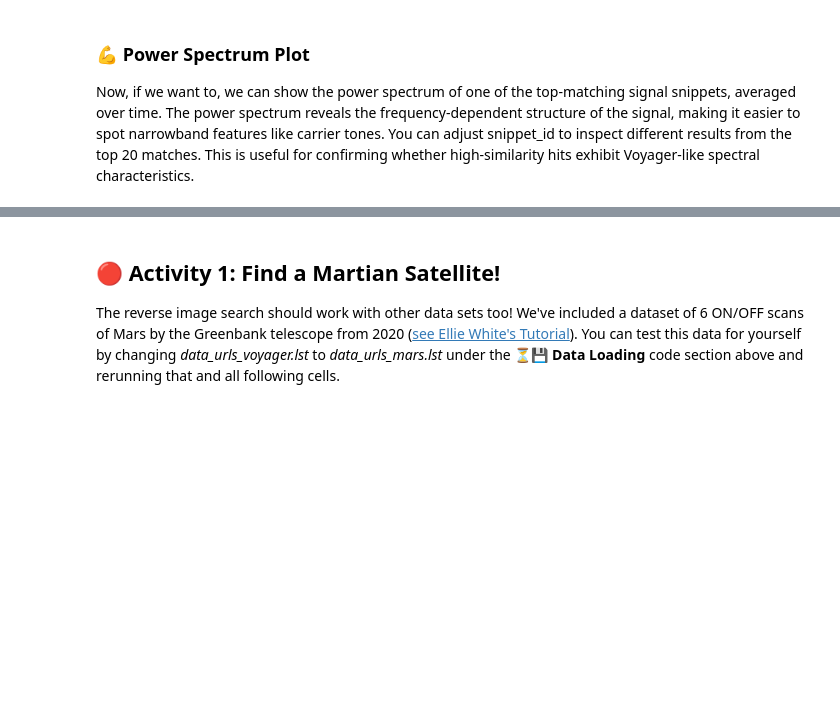
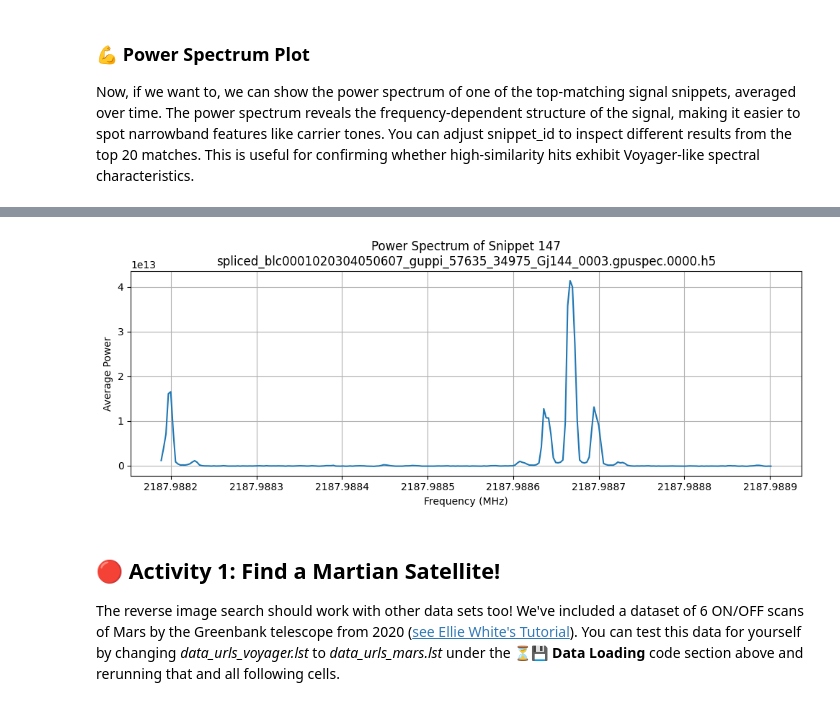
Before and after one commit to elanlavie/VoyagerMLTutorial, a Jupyter notebook: VoyagerMLTutorial_OpenData.ipynb, the cells around one changed output, grey strips where cells are left out. Cells and saved outputs as stored; diff of their text form; code cells hidden in the pictures; blank space fills up the shorter version.

```diff
--- a/VoyagerMLTutorial_OpenData.ipynb
+++ b/VoyagerMLTutorial_OpenData.ipynb
@@ -561,22 +984,3 @@ visual similarity.
 # %% [markdown]
 ### 💪 Power Spectrum Plot
 Now, if we want to, we can show the power spectrum of one of the top-matching signal snippets, averaged over time. The power spectrum reveals the frequency-dependent structure of the signal, making it easier to spot narrowband features like carrier tones. You can adjust snippet_id to inspect different results from the top 20 matches. This is useful for confirming whether high-similarity hits exhibit Voyager-like spectral characteristics.
-# %%
-
-# Plot the power spectrum of a selected top matching snippet (change `snippet_id` to inspect others)
-
-snippet_id = top20_idx[0]  # Index 0 corresponds to the highest similarity hit. Change this number to inspect other top 20 snippets.
-snippet = snippets[snippet_id]
-fname, f_start, f_end = snippet_locs[snippet_id]
-
-# Get frequency axis for that snippet
-freqs = freq_lookup[fname][f_start:f_end]
-spectrum = np.mean(snippet, axis=0)  # average over time
-
-plt.figure(figsize=(10, 4))
-plt.plot(freqs, spectrum)
-plt.title(f"Power Spectrum of Snippet {snippet_id}\n{Path(fname).name}")
-plt.xlabel("Frequency (Hz)")
-plt.ylabel("Average Power")
-plt.grid(True)
-plt.show()
@@ -585,3 +987,75 @@ plt.show()
+# %%
+import numpy as np
+import matplotlib.pyplot as plt
+from blimpy import Waterfall
+from pathlib import Path
+
+# --- small helpers ---
+def build_header_info(snippet_locs):
+    files = {loc[0] for loc in snippet_locs}
+    info = {}
+    for fname in files:
+        wf = Waterfall(fname, load_data=False)
+        hdr = wf.header
+        fch1  = float(hdr['fch1'])          # MHz
+        foff  = float(hdr['foff'])          # MHz/bin (may be negative)
+        df    = abs(foff)                   # MHz/bin (positive)
+        nch   = int(hdr['nchans'])
+        f0_asc = fch1 + (nch - 1) * foff if foff < 0 else fch1  # lowest MHz
+        tsamp = float(hdr.get('tsamp', 1.0))
+        info[fname] = dict(f0_asc=f0_asc, df=df, nch=nch, tsamp=tsamp)
+    return info
+
+def snippet_freq_axis(loc, snippet_shape, header):
+    """Return (fname, freqs_MHz) for a snippet_locs entry, regardless of tuple format."""
+    fname = loc[0]
+    n_time, n_cols = snippet_shape
+    info = header[fname]
+    if len(loc) == 3:
+        a, b = loc[1], loc[2]
+        # indices case
+        if isinstance(a, (int, np.integer)) and isinstance(b, (int, np.integer)) and 0 <= a < info["nch"] and 0 < b <= info["nch"]:
+            k_lo, k_hi = int(a), int(b)
+            f0 = info["f0_asc"] + k_lo * info["df"]
+            f1 = info["f0_asc"] + (k_hi - 1) * info["df"]
+        else:
+            # MHz case
+            f0, f1 = float(a), float(b)
+    elif len(loc) >= 5:
+        # (fname, k_lo, k_hi, f_lo_MHz, f_hi_MHz) -> use MHz directly
+        f0, f1 = float(loc[3]), float(loc[4])
+    else:
+        raise ValueError(f"Unsupported snippet_locs entry: {loc}")
+
+    if n_cols == 1:
+        freqs = np.array([f0], dtype=float)
+    else:
+        freqs = np.linspace(f0, f1, n_cols, dtype=float)
+    return fname, freqs
+
+# --- choose which snippet to inspect ---
+snippet_id = int(top20_idx[0])  # change this to look at others
+snippet = snippets[snippet_id]
+
+# build header cache once
+header = build_header_info(snippet_locs)
+
+# get frequency axis (MHz) robustly
+fname, freqs_mhz = snippet_freq_axis(snippet_locs[snippet_id], snippet.shape, header)
+
+# average over time for power spectrum
+spectrum = np.mean(snippet, axis=0)
+
+plt.figure(figsize=(10,4))
+plt.plot(freqs_mhz, spectrum)
+plt.title(f"Power Spectrum of Snippet {snippet_id}\n{Path(fname).name}")
+plt.xlabel("Frequency (MHz)")   # <-- MHz, not Hz
+plt.ylabel("Average Power")
+plt.grid(True)
+plt.tight_layout()
+plt.show()
+# %% [output]
+[figure, added]
 # %% [markdown]
 ## 🔴 Activity 1: Find a Martian Satellite!
 
```
Also changed, not shown: parts of 17 cells of this notebook.
